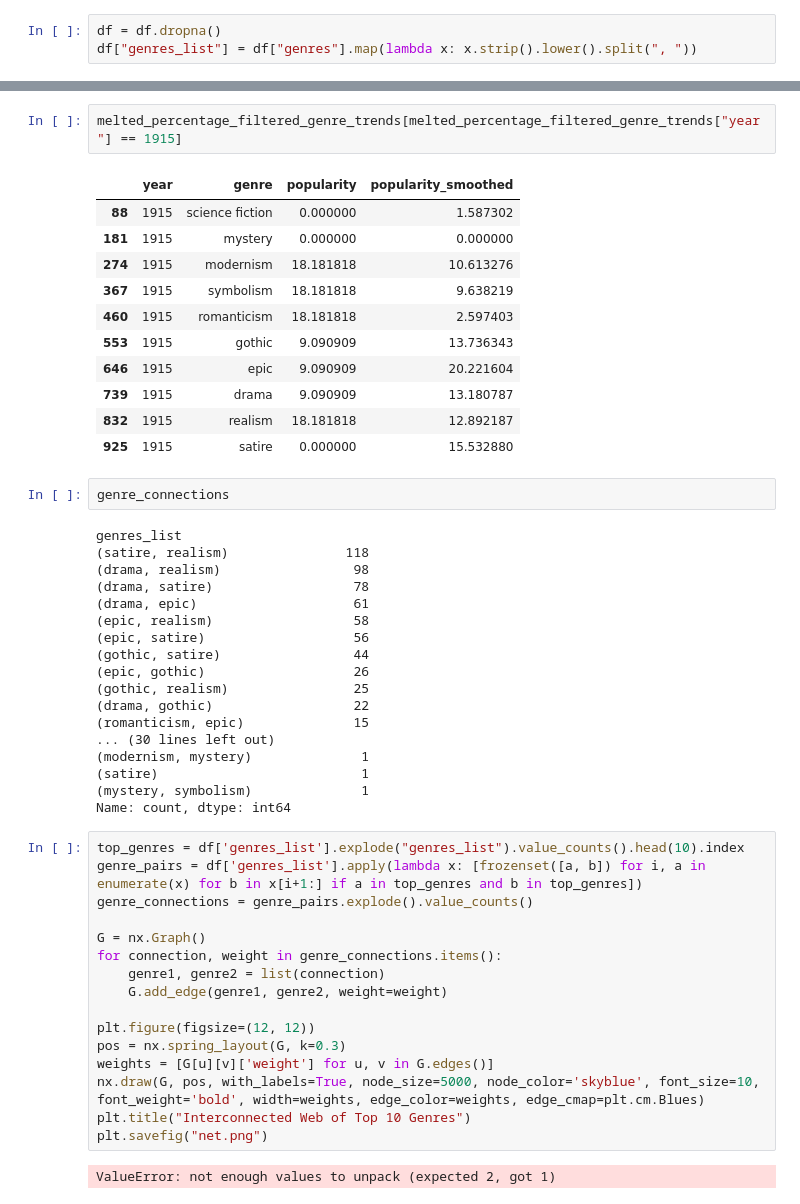
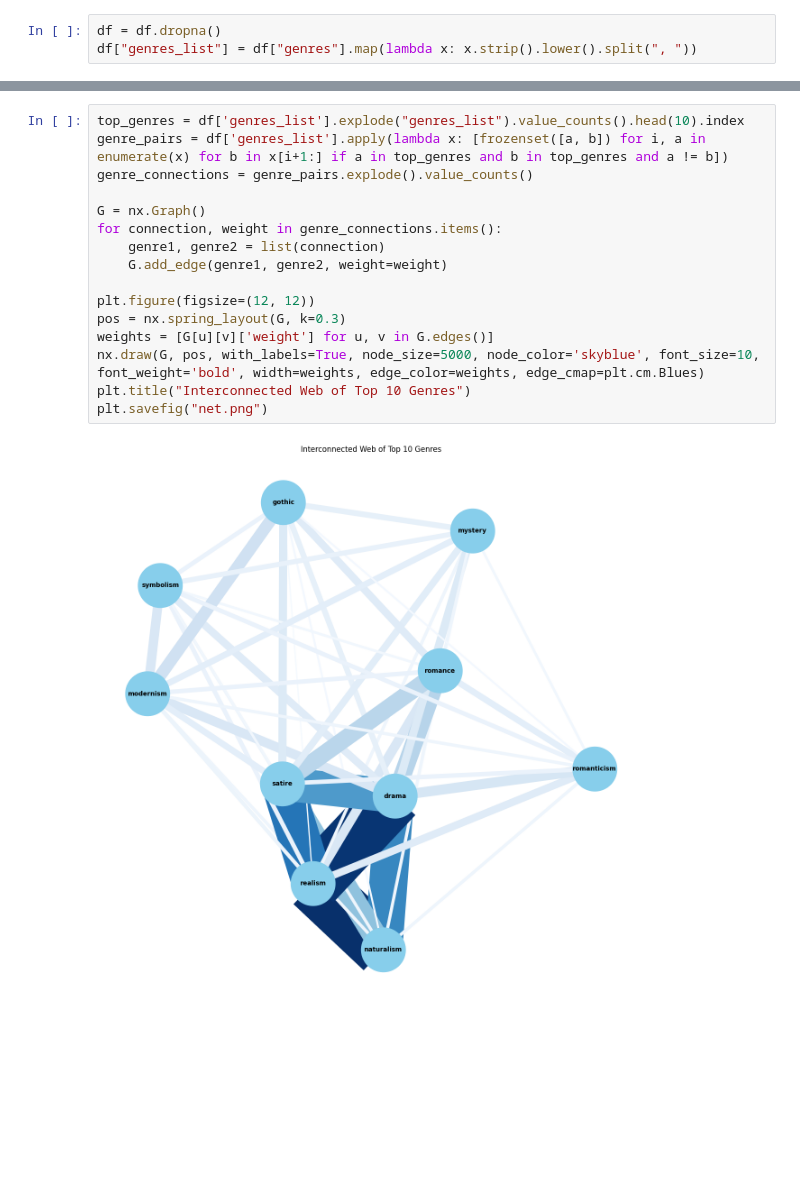
Before and after one commit to AlistairKeiller/russian_lit, a Jupyter notebook: gemini.ipynb, the cells around one changed output, grey strips where cells are left out. Cells and saved outputs as stored; diff of their text form; blank space fills up the shorter version.

```diff
--- a/gemini.ipynb
+++ b/gemini.ipynb
@@ -174,55 +192,21 @@ so.Plot(
-# %%
-melted_percentage_filtered_genre_trends[melted_percentage_filtered_genre_trends["year"] == 1915]
-# %% [output]
-|  | year | genre | popularity | popularity_smoothed |
-| 88 | 1915 | science fiction | 0.000000 | 1.587302 |
-| 181 | 1915 | mystery | 0.000000 | 0.000000 |
-| 274 | 1915 | modernism | 18.181818 | 10.613276 |
-| 367 | 1915 | symbolism | 18.181818 | 9.638219 |
-| 460 | 1915 | romanticism | 18.181818 | 2.597403 |
-| 553 | 1915 | gothic | 9.090909 | 13.736343 |
-| 646 | 1915 | epic | 9.090909 | 20.221604 |
-| 739 | 1915 | drama | 9.090909 | 13.180787 |
-| 832 | 1915 | realism | 18.181818 | 12.892187 |
-| 925 | 1915 | satire | 0.000000 | 15.532880 |
-# %%
-genre_connections
-# %% [output]
-genres_list
-(satire, realism)               118
-(drama, realism)                 98
-(drama, satire)                  78
-(drama, epic)                    61
-(epic, realism)                  58
-(epic, satire)                   56
-(gothic, satire)                 44
-(epic, gothic)                   26
-(gothic, realism)                25
-(drama, gothic)                  22
-(romanticism, epic)              15
-... (30 lines left out)
-(modernism, mystery)              1
-(satire)                          1
-(mystery, symbolism)              1
-Name: count, dtype: int64
 # %%
 top_genres = df['genres_list'].explode("genres_list").value_counts().head(10).index
-genre_pairs = df['genres_list'].apply(lambda x: [frozenset([a, b]) for i, a in enumerate(x) for b in x[i+1:] if a in top_genres and b in top_genres])
+genre_pairs = df['genres_list'].apply(lambda x: [frozenset([a, b]) for i, a in enumerate(x) for b in x[i+1:] if a in top_genres and b in top_genres and a != b])
 genre_connections = genre_pairs.explode().value_counts()
 
 G = nx.Graph()
 for connection, weight in genre_connections.items():
     genre1, genre2 = list(connection)
     G.add_edge(genre1, genre2, weight=weight)
 
 plt.figure(figsize=(12, 12))
 pos = nx.spring_layout(G, k=0.3)
 weights = [G[u][v]['weight'] for u, v in G.edges()]
 nx.draw(G, pos, with_labels=True, node_size=5000, node_color='skyblue', font_size=10, font_weight='bold', width=weights, edge_color=weights, edge_cmap=plt.cm.Blues)
 plt.title("Interconnected Web of Top 10 Genres")
 plt.savefig("net.png")
 # %% [output]
-ValueError: not enough values to unpack (expected 2, got 1)
+[figure, added]
 # %%
 wordcloud = WordCloud(width=1920, height=1920, background_color='white').generate(' '.join(df['text']))
 
```
Also changed, not shown: parts of 7 cells of this notebook, 5 other files.
